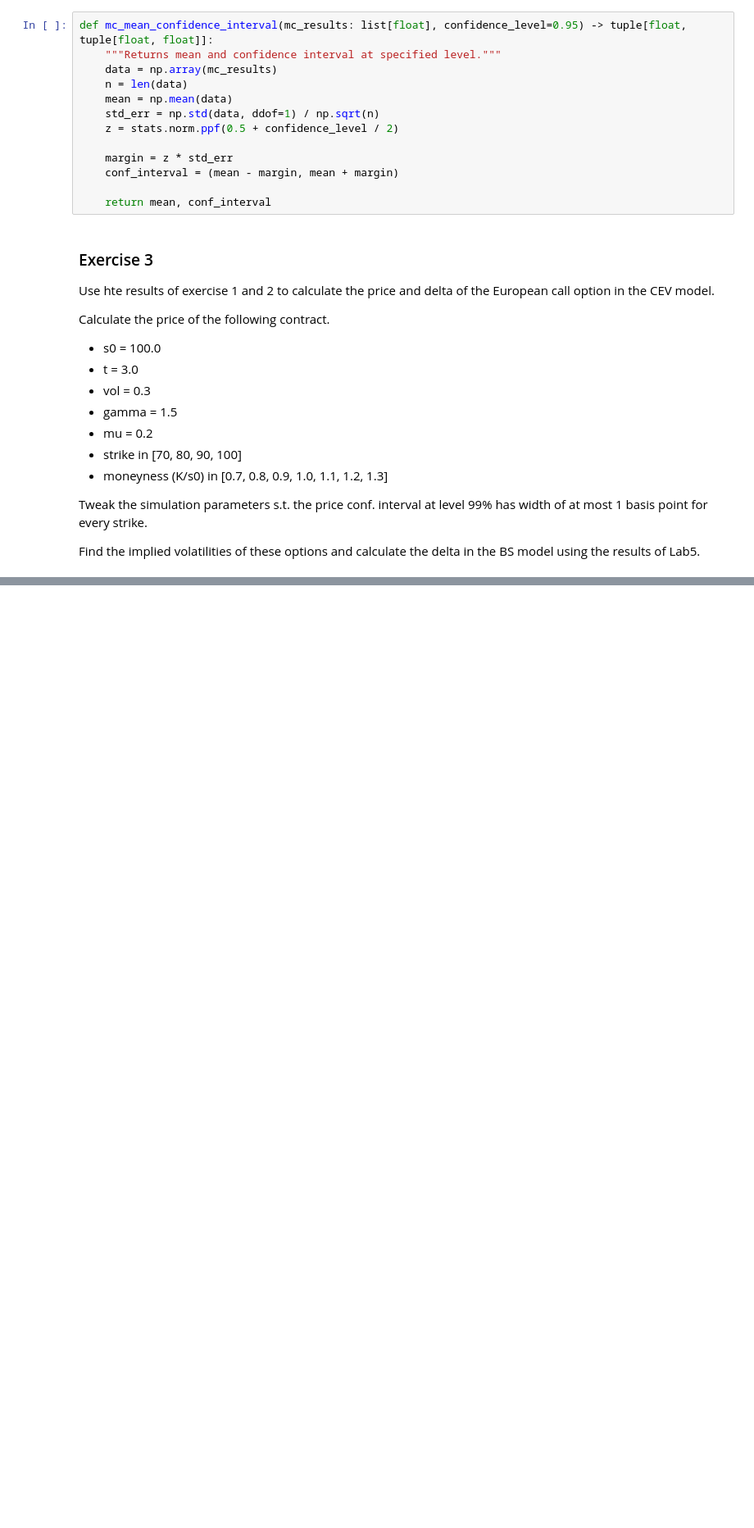
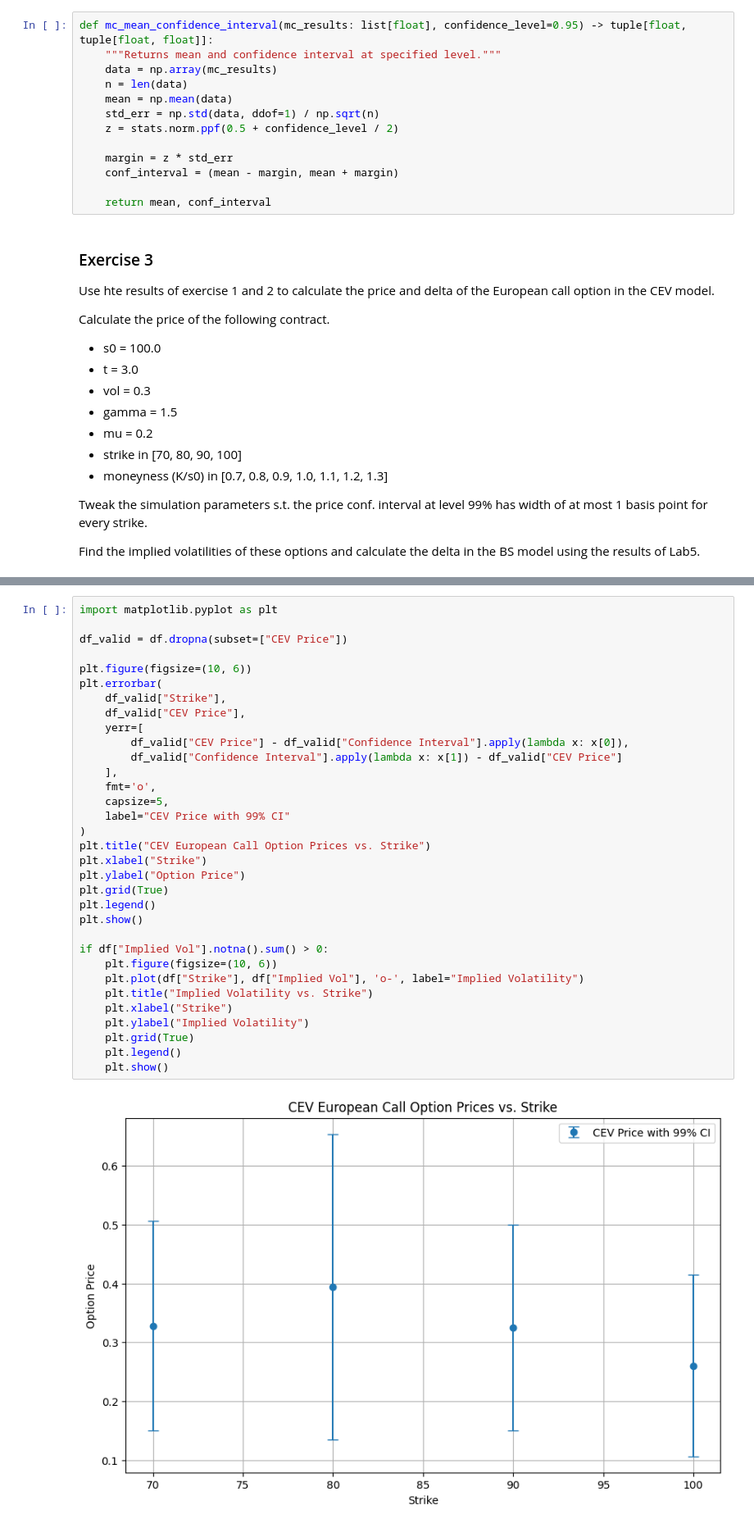
Before and after one commit to glorivaas/Risk_Measures, a Jupyter notebook: lab6.ipynb, the cells around one changed output, grey strips where cells are left out. Shown at 82% size. Saved outputs shown, nothing was run; the diff lists cells and outputs as text; blank space fills up the shorter version.

```diff
--- a/lab6.ipynb
+++ b/lab6.ipynb
@@ -123,0 +206,35 @@ def implied_volatility(
+# %%
+import matplotlib.pyplot as plt
+
+df_valid = df.dropna(subset=["CEV Price"])
+
+plt.figure(figsize=(10, 6))
+plt.errorbar(
+    df_valid["Strike"],
+    df_valid["CEV Price"],
+    yerr=[
+        df_valid["CEV Price"] - df_valid["Confidence Interval"].apply(lambda x: x[0]),
+        df_valid["Confidence Interval"].apply(lambda x: x[1]) - df_valid["CEV Price"]
+    ],
+    fmt='o',
+    capsize=5,
+    label="CEV Price with 99% CI"
+)
+plt.title("CEV European Call Option Prices vs. Strike")
+plt.xlabel("Strike")
+plt.ylabel("Option Price")
+plt.grid(True)
+plt.legend()
+plt.show()
+
+if df["Implied Vol"].notna().sum() > 0:
+    plt.figure(figsize=(10, 6))
+    plt.plot(df["Strike"], df["Implied Vol"], 'o-', label="Implied Volatility")
+    plt.title("Implied Volatility vs. Strike")
+    plt.xlabel("Strike")
+    plt.ylabel("Implied Volatility")
+    plt.grid(True)
+    plt.legend()
+    plt.show()
+# %% [output]
+[figure, added]
```
Also changed, not shown: parts of 3 cells of this notebook.
